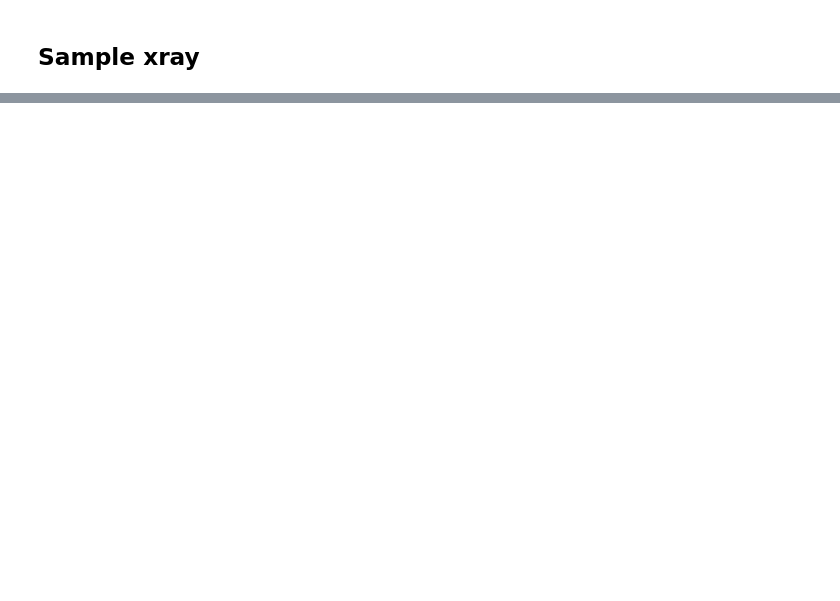
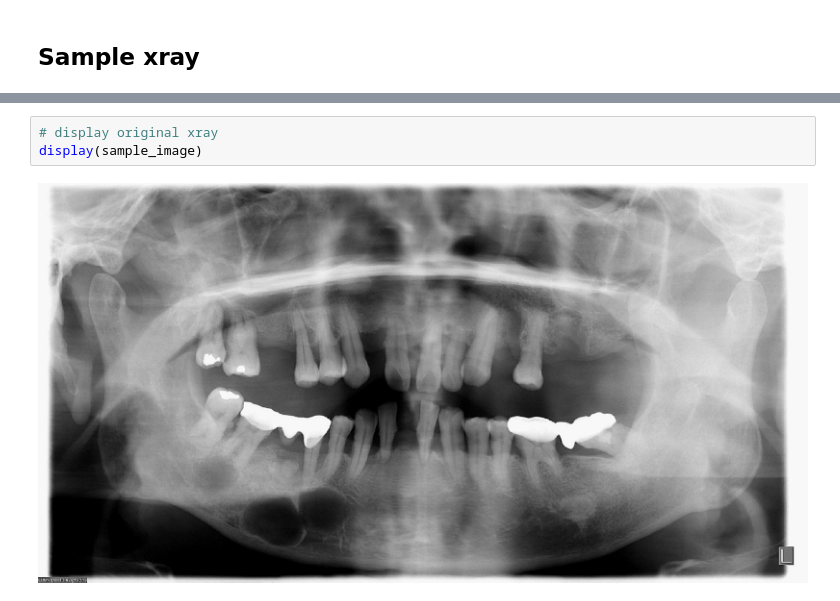
Before and after one commit to sopmacvan/tdd-model, a Jupyter notebook: main.ipynb, the cells around one changed output, grey strips where cells are left out. Cells and saved outputs as stored; diff of their text form; blank space fills up the shorter version.

```diff
--- a/main.ipynb
+++ b/main.ipynb
@@ -65,0 +83,5 @@ draw_polygon_mask(sample_polygon_mask, sample_radiograph)
+# %%
+# display original xray
+display(sample_image)
+# %% [output]
+[figure, added]
```
Also changed, not shown: parts of 5 cells of this notebook, 3 other files.
